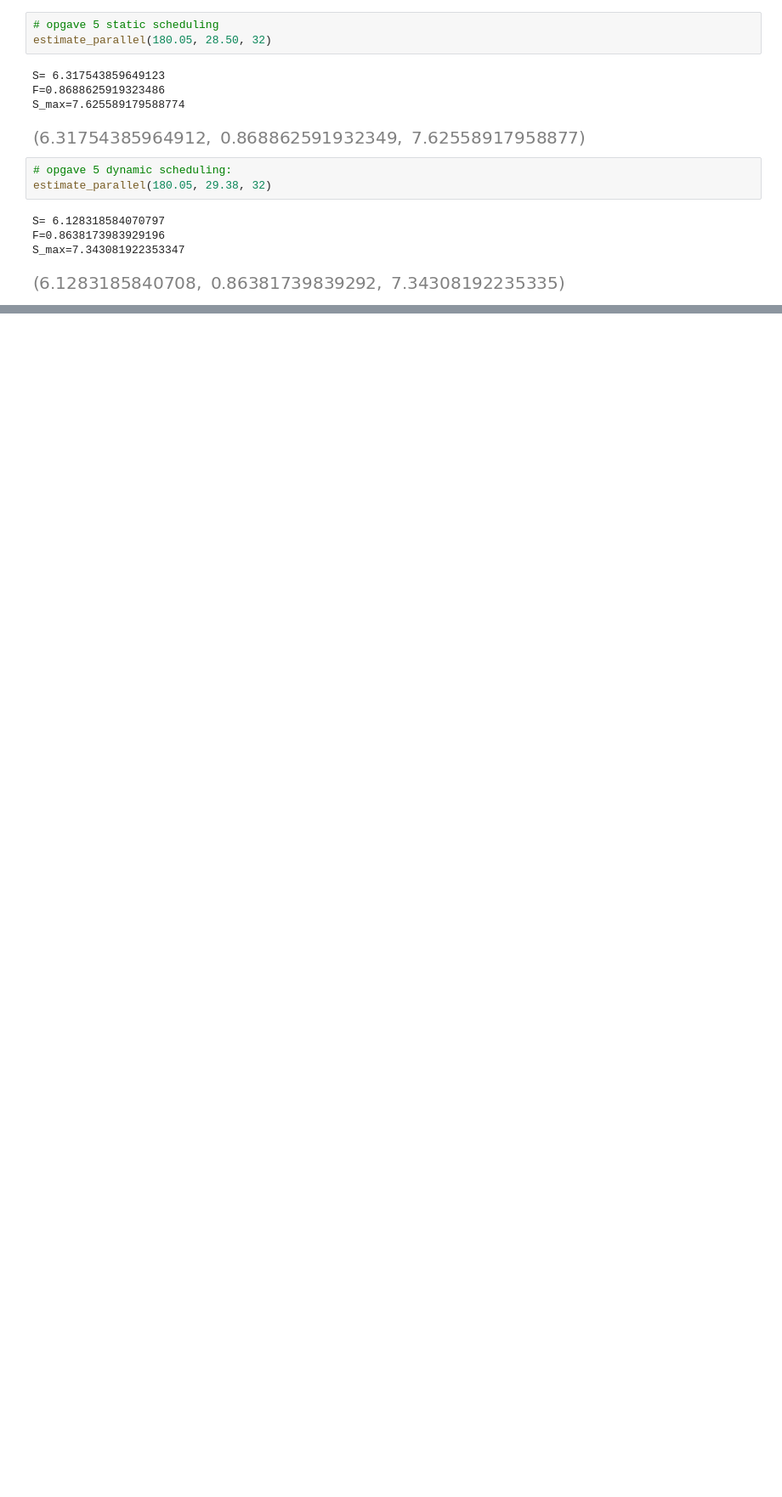
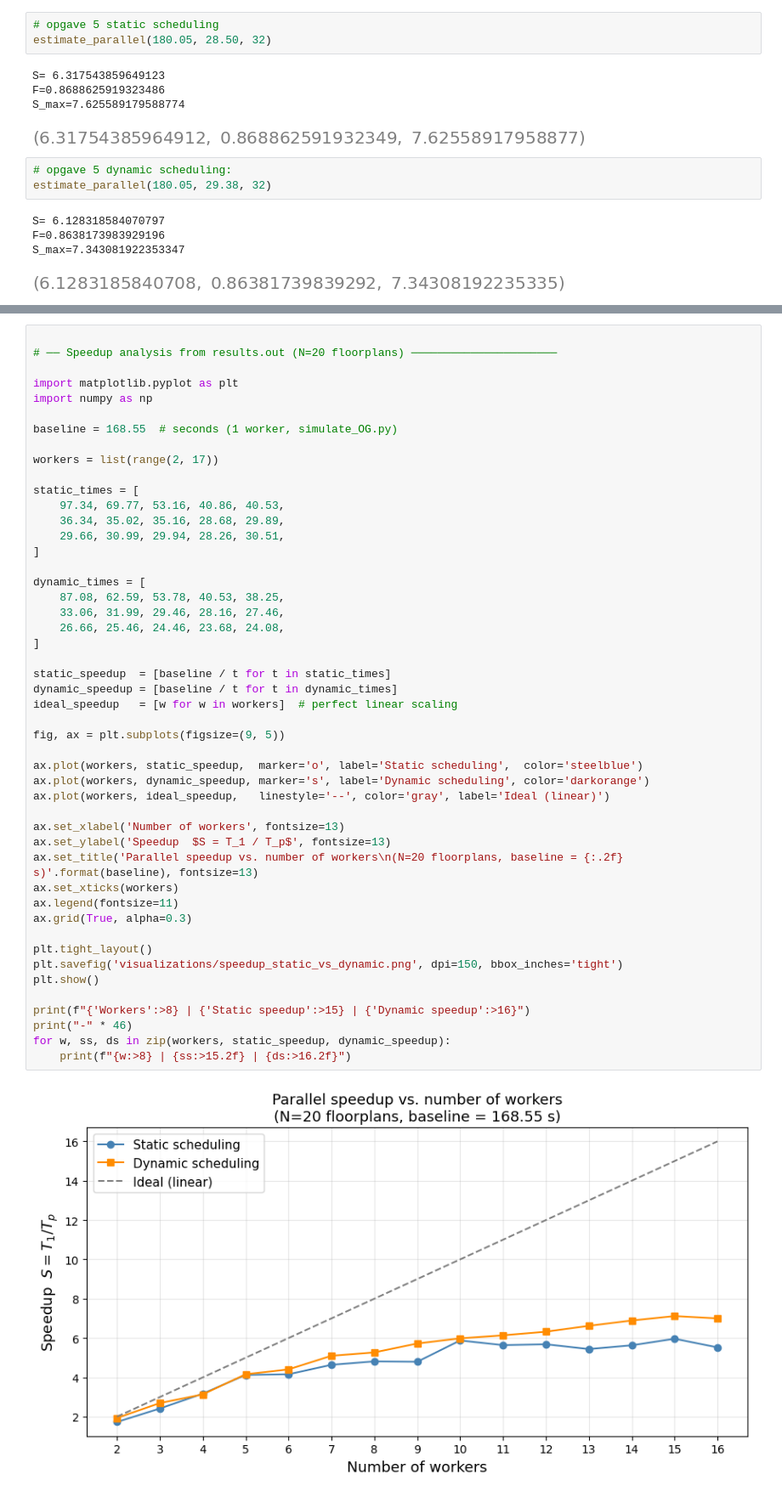
Before and after one commit to markus1573/PHPC-projekt, a Jupyter notebook: Mat.ipynb, the cells around one changed output, grey strips where cells are left out. Shown at 85% size. Cells and saved outputs as stored; diff of their text form; blank space fills up the shorter version.

```diff
--- a/Mat.ipynb
+++ b/Mat.ipynb
@@ -111,0 +114,50 @@ S_max=7.343081922353347
+# %%
+
+# ── Speedup analysis from results.out (N=20 floorplans) ──────────────────────
+
+import matplotlib.pyplot as plt
+import numpy as np
+
+baseline = 168.55  # seconds (1 worker, simulate_OG.py)
+
+workers = list(range(2, 17))
+
+static_times = [
+    97.34, 69.77, 53.16, 40.86, 40.53,
+    36.34, 35.02, 35.16, 28.68, 29.89,
+    29.66, 30.99, 29.94, 28.26, 30.51,
+]
+
+dynamic_times = [
+    87.08, 62.59, 53.78, 40.53, 38.25,
+    33.06, 31.99, 29.46, 28.16, 27.46,
+    26.66, 25.46, 24.46, 23.68, 24.08,
+]
+
+static_speedup  = [baseline / t for t in static_times]
+dynamic_speedup = [baseline / t for t in dynamic_times]
+ideal_speedup   = [w for w in workers]  # perfect linear scaling
+
+fig, ax = plt.subplots(figsize=(9, 5))
+
+ax.plot(workers, static_speedup,  marker='o', label='Static scheduling',  color='steelblue')
+ax.plot(workers, dynamic_speedup, marker='s', label='Dynamic scheduling', color='darkorange')
+ax.plot(workers, ideal_speedup,   linestyle='--', color='gray', label='Ideal (linear)')
+
+ax.set_xlabel('Number of workers', fontsize=13)
+ax.set_ylabel('Speedup  $S = T_1 / T_p$', fontsize=13)
+ax.set_title('Parallel speedup vs. number of workers\n(N=20 floorplans, baseline = {:.2f} s)'.format(baseline), fontsize=13)
+ax.set_xticks(workers)
+ax.legend(fontsize=11)
+ax.grid(True, alpha=0.3)
+
+plt.tight_layout()
+plt.savefig('visualizations/speedup_static_vs_dynamic.png', dpi=150, bbox_inches='tight')
+plt.show()
+
+print(f"{'Workers':>8} | {'Static speedup':>15} | {'Dynamic speedup':>16}")
+print("-" * 46)
+for w, ss, ds in zip(workers, static_speedup, dynamic_speedup):
+    print(f"{w:>8} | {ss:>15.2f} | {ds:>16.2f}")
+# %% [output]
+[figure, added]
```
Also changed, not shown: parts of 9 cells of this notebook, 2 other files.
